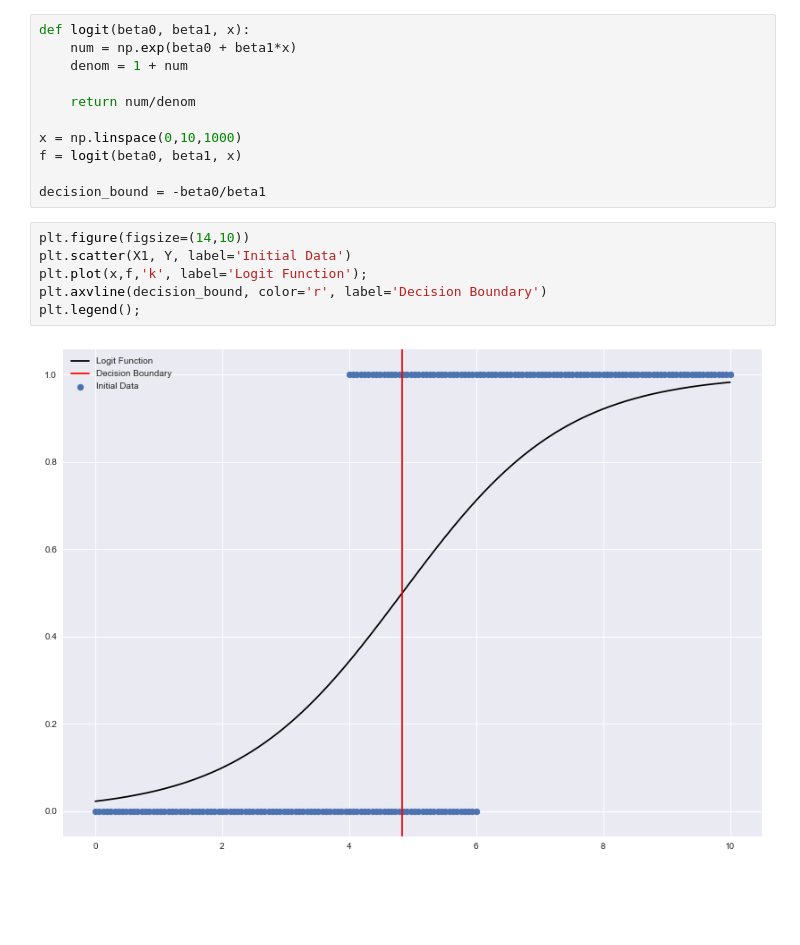
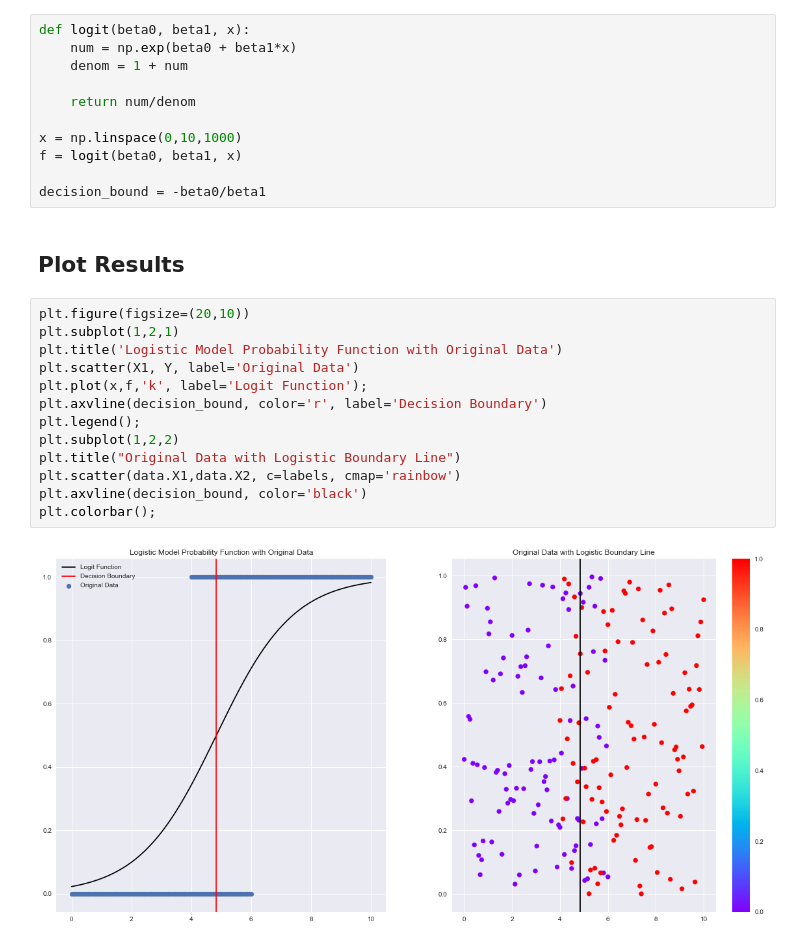
Before and after one commit to jhyearsley/DataScience, a Jupyter notebook: Regression/Logistic Regression.ipynb, the cells around one changed output. Drawn from its saved outputs; the diff is of its cells as text; blank space fills up the shorter version.

Commit message:
Add plot to Logistic Regression

```diff
--- a/Regression/Logistic Regression.ipynb
+++ b/Regression/Logistic Regression.ipynb
@@ -75,11 +75,20 @@ x = np.linspace(0,10,1000)
 f = logit(beta0, beta1, x)
 
 decision_bound = -beta0/beta1
+# %% [markdown]
+## Plot Results
 # %%
-plt.figure(figsize=(14,10))
-plt.scatter(X1, Y, label='Initial Data')
+plt.figure(figsize=(20,10))
+plt.subplot(1,2,1)
+plt.title('Logistic Model Probability Function with Original Data')
+plt.scatter(X1, Y, label='Original Data')
 plt.plot(x,f,'k', label='Logit Function');
 plt.axvline(decision_bound, color='r', label='Decision Boundary')
 plt.legend();
+plt.subplot(1,2,2)
+plt.title("Original Data with Logistic Boundary Line")
+plt.scatter(data.X1,data.X2, c=labels, cmap='rainbow')
+plt.axvline(decision_bound, color='black')
+plt.colorbar();
 # %% [output]
-[figure, old version]
+[figure, new version]
```
Also changed, not shown: parts of 2 cells of this notebook.
